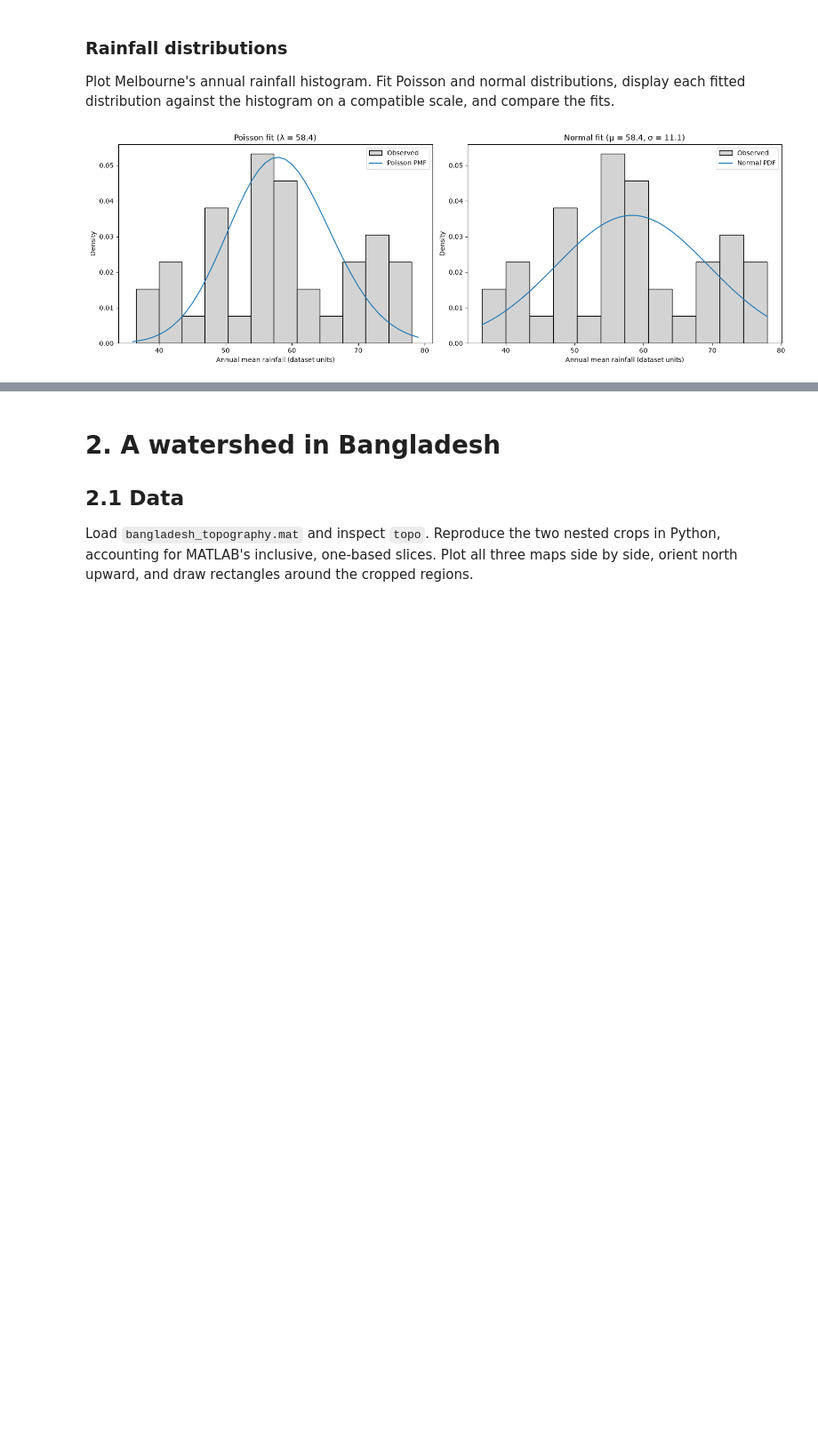
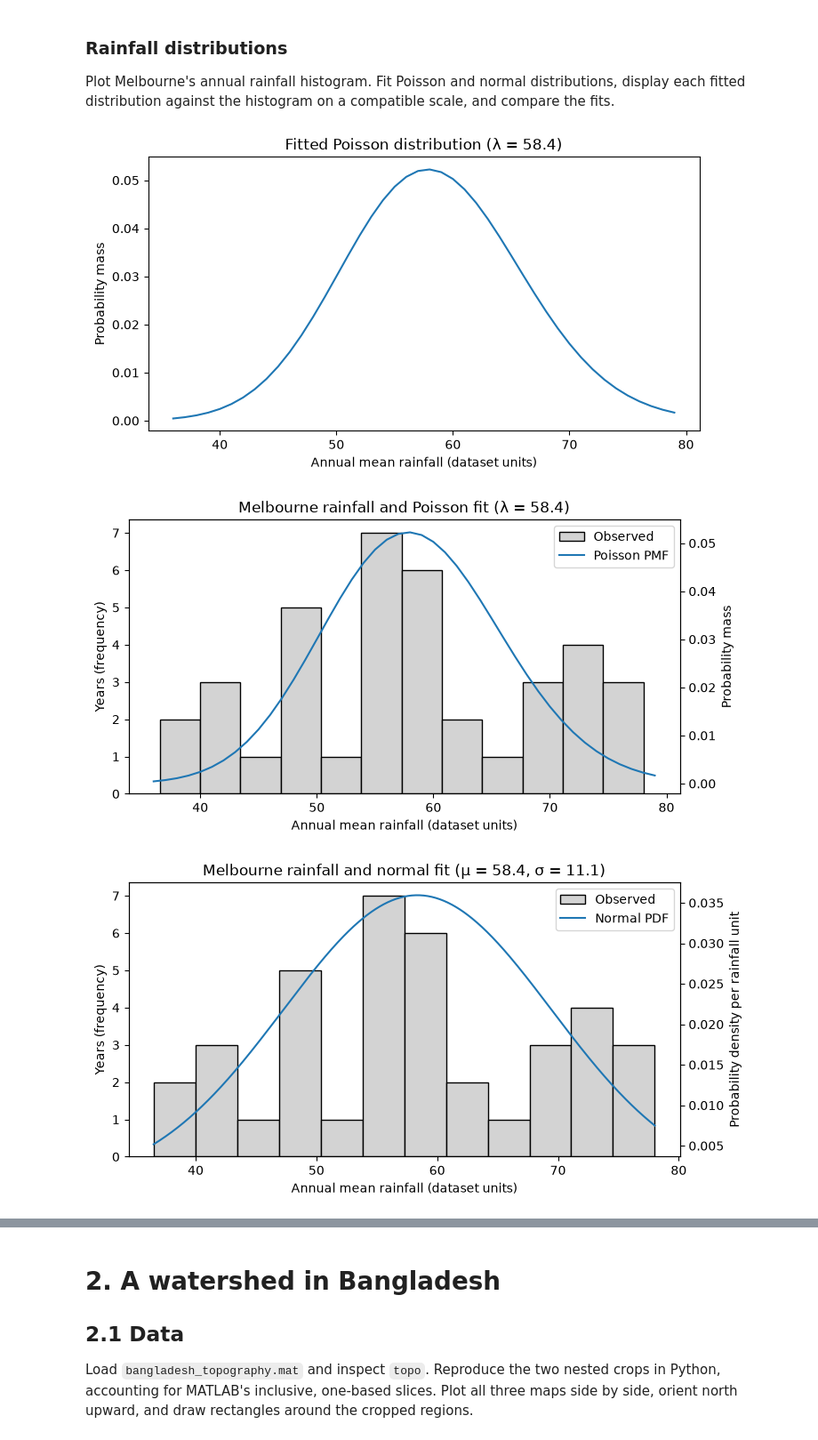
Before and after one commit to AaronScherf/ai-sandbox-master, a Jupyter notebook: ai-sandbox/academic-hub/academic_resources/env-science/labs/lab_3/lab_3_notebook.ipynb, the cells around one changed output, grey strips where cells are left out. Shown at 89% size. Cells and saved outputs as stored; diff of their text form; code cells hidden in the pictures; blank space fills up the shorter version.

```diff
--- a/ai-sandbox/academic-hub/academic_resources/env-science/labs/lab_3/lab_3_notebook.ipynb
+++ b/ai-sandbox/academic-hub/academic_resources/env-science/labs/lab_3/lab_3_notebook.ipynb
@@ -319,24 +338,46 @@ slope_ci = (fit.slope - t_critical * fit.stderr,
 Plot Melbourne's annual rainfall histogram. Fit Poisson and normal distributions, display each fitted distribution against the histogram on a compatible scale, and compare the fits.
 # %%
 x = melbourne[np.isfinite(melbourne)]
-lambda_hat = x.mean()  # Poisson MLE; the model assumes integer counts.
+lambda_hat = x.mean()  # Illustrative Poisson fit; rainfall is not an integer count.
 mu_hat, sigma_hat = stats.norm.fit(x)
 support = np.arange(max(0, int(np.floor(x.min()))), int(np.ceil(x.max())) + 1)
 smooth_support = np.linspace(x.min(), x.max(), 500)
-fig, axes = plt.subplots(1, 2, figsize=(15, 5), constrained_layout=True)
-for ax in axes:
-    ax.hist(x, bins=12, density=True, color="lightgray", edgecolor="black", label="Observed")
-    ax.set(xlabel="Annual mean rainfall (dataset units)", ylabel="Density")
-axes[0].plot(support, stats.poisson.pmf(support, lambda_hat), label="Poisson PMF")
-axes[0].set_title(f"Poisson fit (λ = {lambda_hat:.1f})")
-axes[1].plot(smooth_support, stats.norm.pdf(smooth_support, mu_hat, sigma_hat),
-             label="Normal PDF")
-axes[1].set_title(f"Normal fit (μ = {mu_hat:.1f}, σ = {sigma_hat:.1f})")
-for ax in axes:
-    ax.legend()
+poisson_pmf = stats.poisson.pmf(support, lambda_hat)
+bins = np.linspace(x.min(), x.max(), 13)  # Same histogram scale in both figures.
+
+# Check that the fitted Poisson curve plots on its own before overlaying it.
+fig, ax = plt.subplots(figsize=(8, 4))
+ax.plot(support, poisson_pmf)
+ax.set(title=f"Fitted Poisson distribution (λ = {lambda_hat:.1f})",
+       xlabel="Annual mean rainfall (dataset units)", ylabel="Probability mass")
 plt.show()
+
+# Histogram frequency and the fitted PMF have different units: use two y-axes.
+fig, ax = plt.subplots(figsize=(8, 4))
+ax.hist(x, bins=bins, color="lightgray", edgecolor="black", label="Observed")
+ax.set(title=f"Melbourne rainfall and Poisson fit (λ = {lambda_hat:.1f})",
+       xlabel="Annual mean rainfall (dataset units)", ylabel="Years (frequency)")
+fit_axis = ax.twinx()
+fit_axis.plot(support, poisson_pmf, color="tab:blue", label="Poisson PMF")
+fit_axis.set_ylabel("Probability mass")
+ax.legend(handles=ax.get_legend_handles_labels()[0] + fit_axis.get_legend_handles_labels()[0])
+plt.show()
+
+# Repeat in a separate figure with a normal PDF and the same histogram bins.
+fig, ax = plt.subplots(figsize=(8, 4))
+ax.hist(x, bins=bins, color="lightgray", edgecolor="black", label="Observed")
+ax.set(title=f"Melbourne rainfall and normal fit (μ = {mu_hat:.1f}, σ = {sigma_hat:.1f})",
+       xlabel="Annual mean rainfall (dataset units)", ylabel="Years (frequency)")
+fit_axis = ax.twinx()
+fit_axis.plot(smooth_support, stats.norm.pdf(smooth_support, mu_hat, sigma_hat),
+              color="tab:blue", label="Normal PDF")
+fit_axis.set_ylabel("Probability density per rainfall unit")
+ax.legend(handles=ax.get_legend_handles_labels()[0] + fit_axis.get_legend_handles_labels()[0])
+plt.show()
 # %% [output]
-[figure, old version]
+[figure, new version]
+[figure, added]
+[figure, added]
 # %% [markdown]
 ### Questions: distribution fit
 
```
Also changed, not shown: parts of 8 cells of this notebook.
